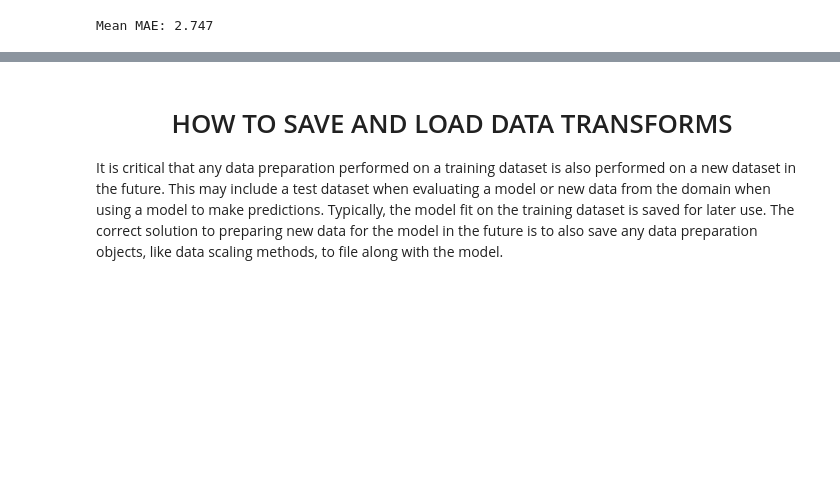
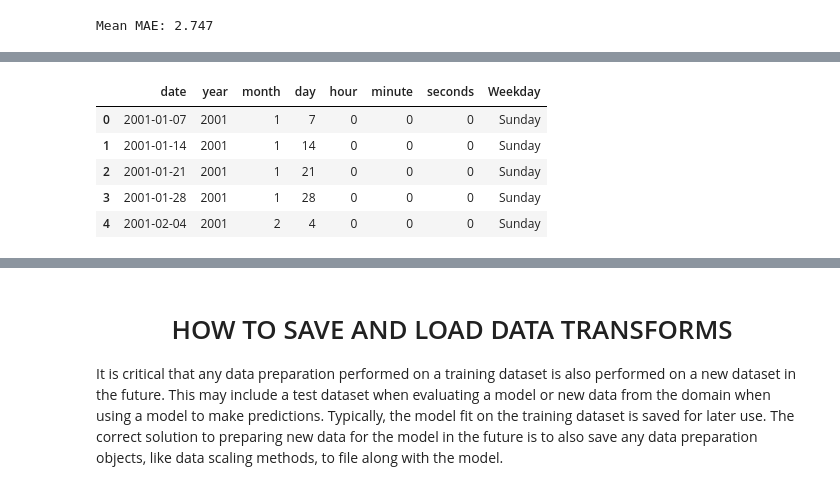
Before and after one commit to michaelfelman-git/Beginners-Guide-to-Machine-Learning, a Jupyter notebook: 004 - Data Transforms & Feature Engineering.ipynb, the cells around one changed output, grey strips where cells are left out. Drawn from its saved outputs; the diff is of its cells as text; code cells hidden in the pictures; blank space fills up the shorter version.

```diff
--- a/004 - Data Transforms & Feature Engineering.ipynb
+++ b/004 - Data Transforms & Feature Engineering.ipynb
@@ -1704,0 +2570,27 @@ Mean MAE: 2.747
+# %%
+# Create data frame
+df = pd.DataFrame()
+
+# Create five dates
+df['date'] = pd.date_range('1/1/2001', periods=150, freq='W')
+
+# Create features for year, month, day, hour, and minute
+df['year'] = df['date'].dt.year
+df['month'] = df['date'].dt.month
+df['day'] = df['date'].dt.day
+df['hour'] = df['date'].dt.hour
+df['minute'] = df['date'].dt.minute
+df['seconds'] = df['date'].dt.second
+
+# Using the strftime() function
+df['Weekday'] = df['date'].dt.strftime("%A")
+
+# Show three rows
+df.head()
+# %% [output]
+|  | date | year | month | day | hour | minute | seconds | Weekday |
+| 0 | 2001-01-07 | 2001 | 1 | 7 | 0 | 0 | 0 | Sunday |
+| 1 | 2001-01-14 | 2001 | 1 | 14 | 0 | 0 | 0 | Sunday |
+| 2 | 2001-01-21 | 2001 | 1 | 21 | 0 | 0 | 0 | Sunday |
+| 3 | 2001-01-28 | 2001 | 1 | 28 | 0 | 0 | 0 | Sunday |
+| 4 | 2001-02-04 | 2001 | 2 | 4 | 0 | 0 | 0 | Sunday |
```
Also changed, not shown: parts of 145 cells of this notebook.
